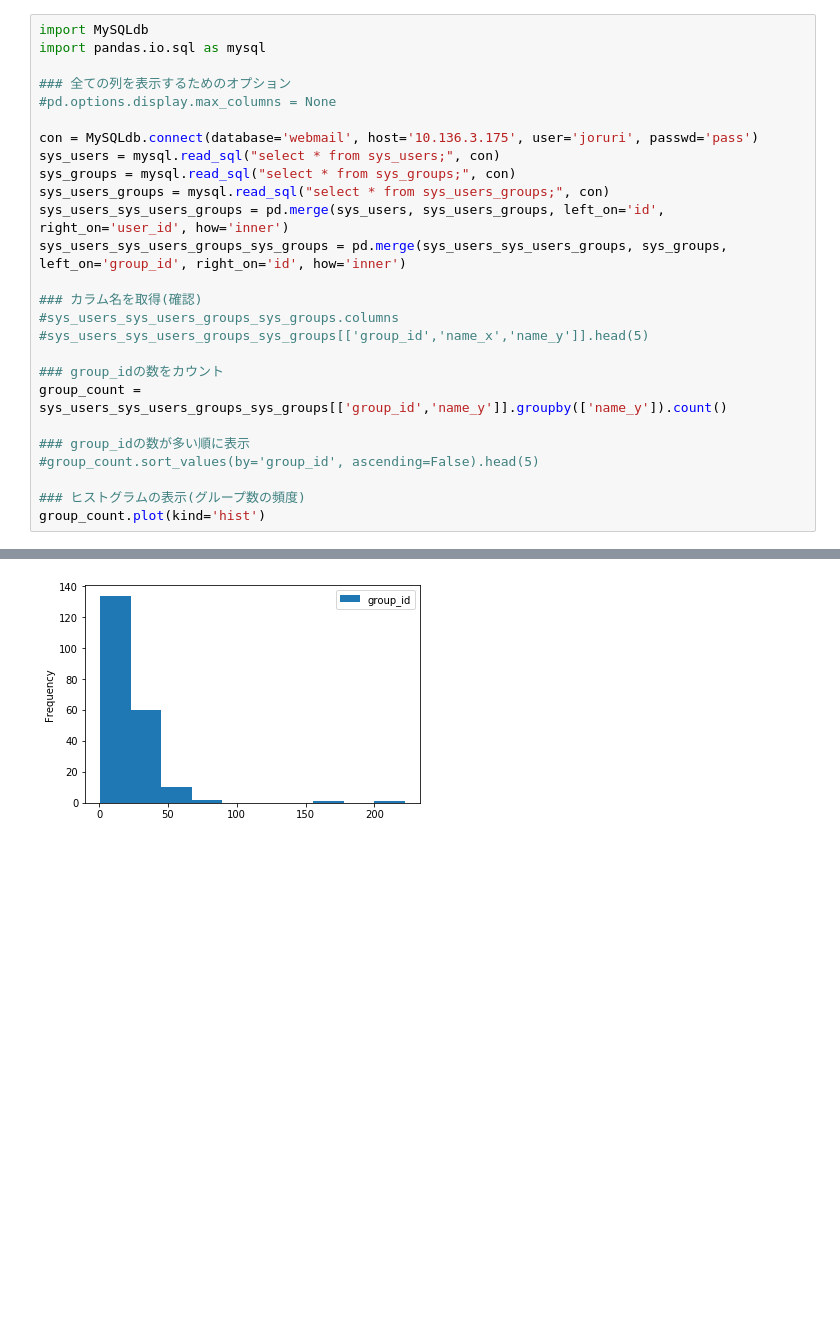
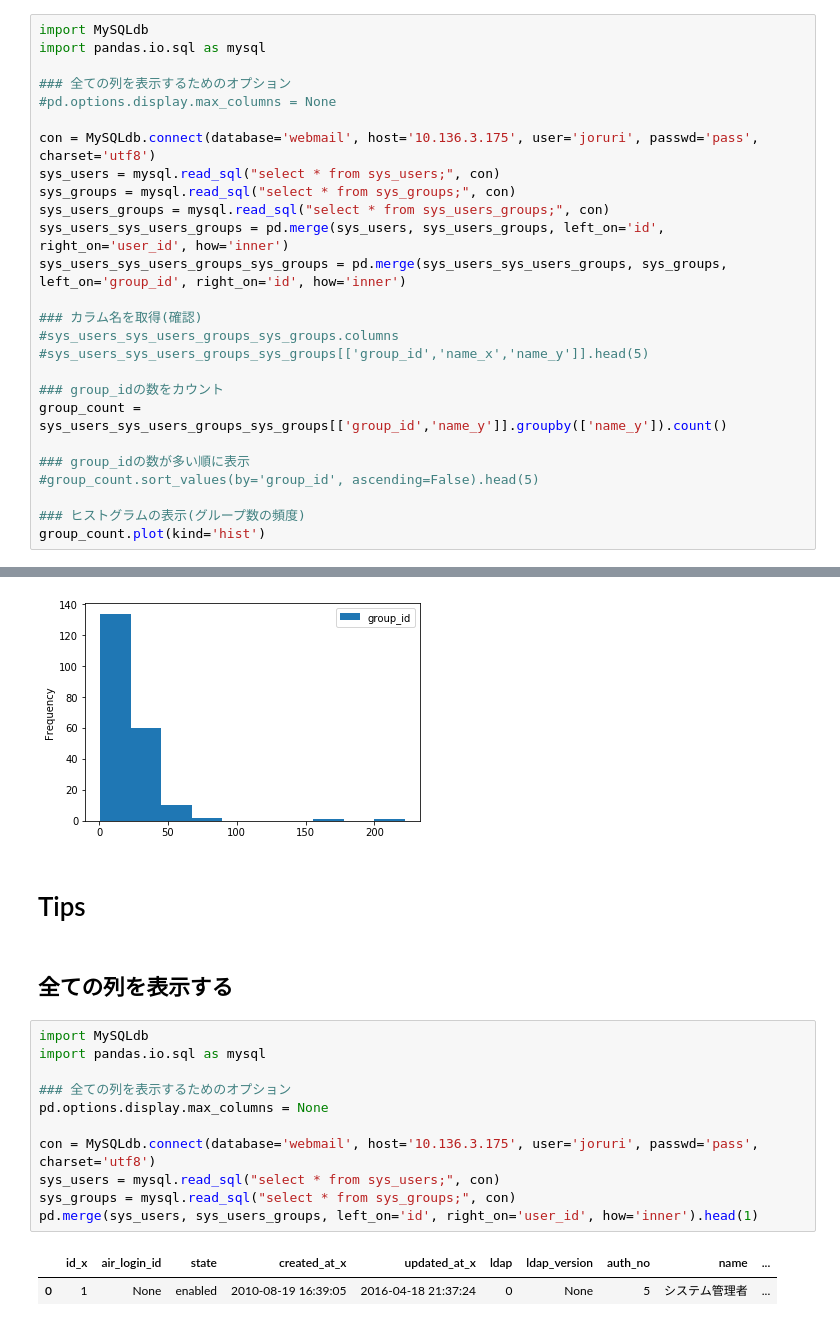
Before and after one commit to ftakao2007/python, a Jupyter notebook: jupyter_notebook/base_pandas.ipynb, the cells around one changed output, grey strips where cells are left out. Cells and saved outputs as stored; diff of their text form; blank space fills up the shorter version.

```diff
--- a/jupyter_notebook/pandas_test.ipynb
+++ b/jupyter_notebook/base_pandas.ipynb
@@ -477,7 +483,7 @@ import pandas.io.sql as mysql
 ### 全ての列を表示するためのオプション
 #pd.options.display.max_columns = None
 
-con = MySQLdb.connect(database='webmail', host='10.136.3.175', user='joruri', passwd='pass')
+con = MySQLdb.connect(database='webmail', host='10.136.3.175', user='joruri', passwd='pass', charset='utf8')
 sys_users = mysql.read_sql("select * from sys_users;", con)
 sys_groups = mysql.read_sql("select * from sys_groups;", con)
 sys_users_groups = mysql.read_sql("select * from sys_users_groups;", con)
@@ -499,3 +505,21 @@ group_count.plot(kind='hist')
 # %% [output]
 <matplotlib.axes._subplots.AxesSubplot at 0x...>
 [figure]
+# %% [markdown]
+# Tips
+# %% [markdown]
+## 全ての列を表示する
+# %%
+import MySQLdb
+import pandas.io.sql as mysql
+
+### 全ての列を表示するためのオプション
+pd.options.display.max_columns = None
+
+con = MySQLdb.connect(database='webmail', host='10.136.3.175', user='joruri', passwd='pass', charset='utf8')
+sys_users = mysql.read_sql("select * from sys_users;", con)
+sys_groups = mysql.read_sql("select * from sys_groups;", con)
+pd.merge(sys_users, sys_users_groups, left_on='id', right_on='user_id', how='inner').head(1)
+# %% [output]
+|  | id_x | air_login_id | state | created_at_x | updated_at_x | ldap | ldap_version | auth_no | name | ... |
+| 0 | 1 | None | enabled | 2010-08-19 16:39:05 | 2016-04-18 21:37:24 | 0 | None | 5 | システム管理者 | ... |
```
Also changed, not shown: parts of 3 cells of this notebook, 2 other files.
